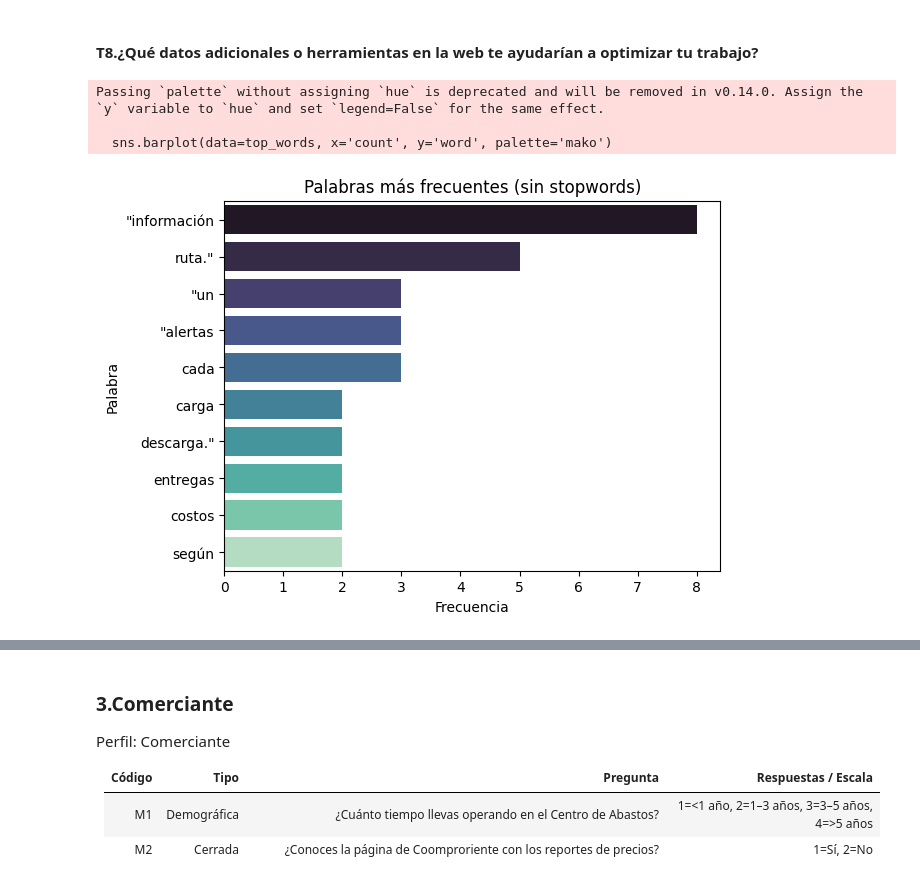
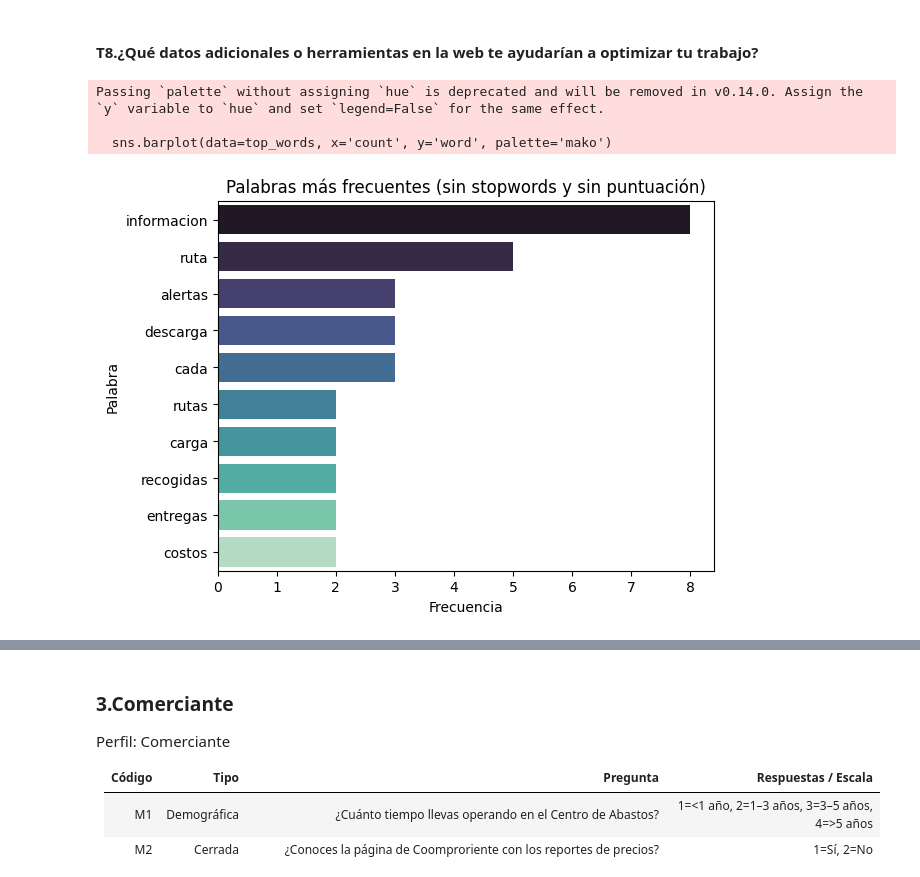
Before and after one commit to santiloc-hub/coomproriente-marketplace-analytics, a Jupyter notebook: Notebooks/Analisis_Encuestas.ipynb, the cells around one changed output, grey strips where cells are left out. Saved outputs shown, nothing was run; the diff lists cells and outputs as text; code cells hidden in the pictures.

```diff
--- a/Notebooks/Analisis_Encuestas.ipynb
+++ b/Notebooks/Analisis_Encuestas.ipynb
@@ -633,31 +651,44 @@ Text(0.5, 0, 'Respuesta')
 # %%
 from nltk.corpus import stopwords
 from collections import Counter
 import pandas as pd
 import seaborn as sns
 import matplotlib.pyplot as plt
+import unicodedata
+import re
 
-# Texto de tu columna
+# Función para limpiar texto
+def limpiar_texto(texto):
+    # Eliminar tildes
+    texto = unicodedata.normalize("NFKD", texto).encode("ASCII", "ignore").decode("utf-8")
+    # Eliminar puntuación
+    texto = re.sub(r'[^\w\s]', '', texto)
+    return texto
+
+# Texto de tu columna, convertir a minúsculas
 text = ' '.join(df_trn_vd['Comentario']).lower()
+
+# Limpiar texto
+text = limpiar_texto(text)
 
 # Lista de stopwords en español
 stop_words = set(stopwords.words('spanish'))
 
 # Filtrar palabras
 words = [word for word in text.split() if word not in stop_words]
 
 # Contar frecuencia
 counts = Counter(words)
 top_words = pd.DataFrame(counts.most_common(10), columns=['word', 'count'])
 
 # Gráfico
 sns.barplot(data=top_words, x='count', y='word', palette='mako')
-plt.title("Palabras más frecuentes (sin stopwords)")
+plt.title("Palabras más frecuentes (sin stopwords y sin puntuación)")
 plt.xlabel("Frecuencia")
 plt.ylabel("Palabra")
 plt.show()
 # %% [output]
 Passing `palette` without assigning `hue` is deprecated and will be removed in v0.14.0. Assign the `y` variable to `hue` and set `legend=False` for the same effect.
 
   sns.barplot(data=top_words, x='count', y='word', palette='mako')
-[figure, old version]
+[figure, new version]
```
Also changed, not shown: parts of 9 cells of this notebook.
